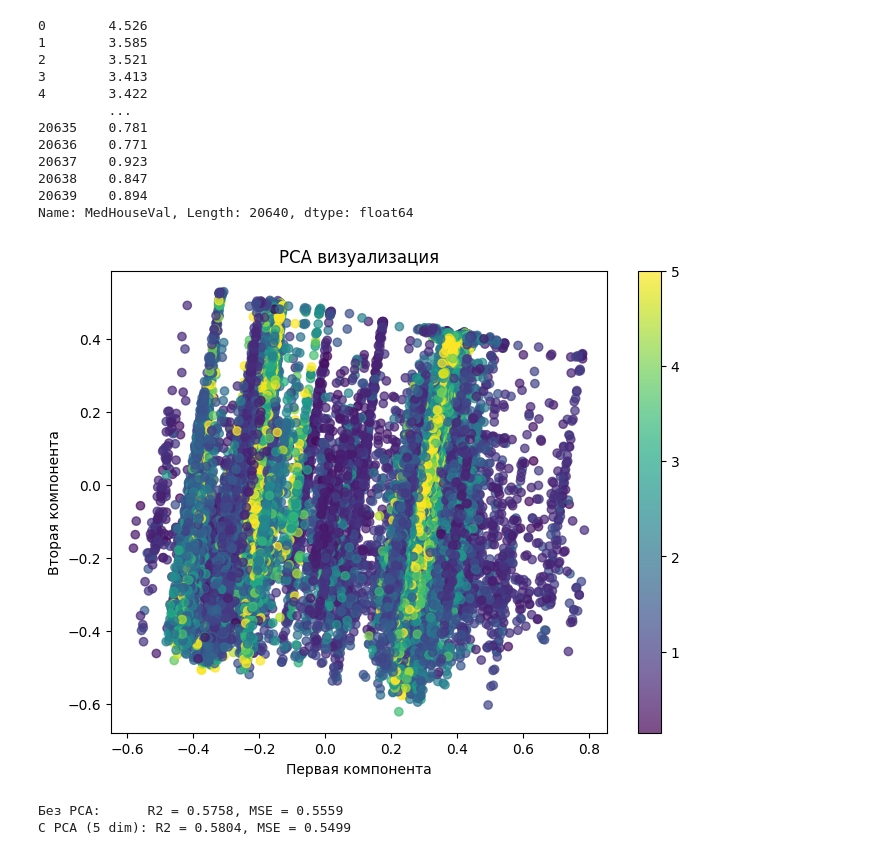
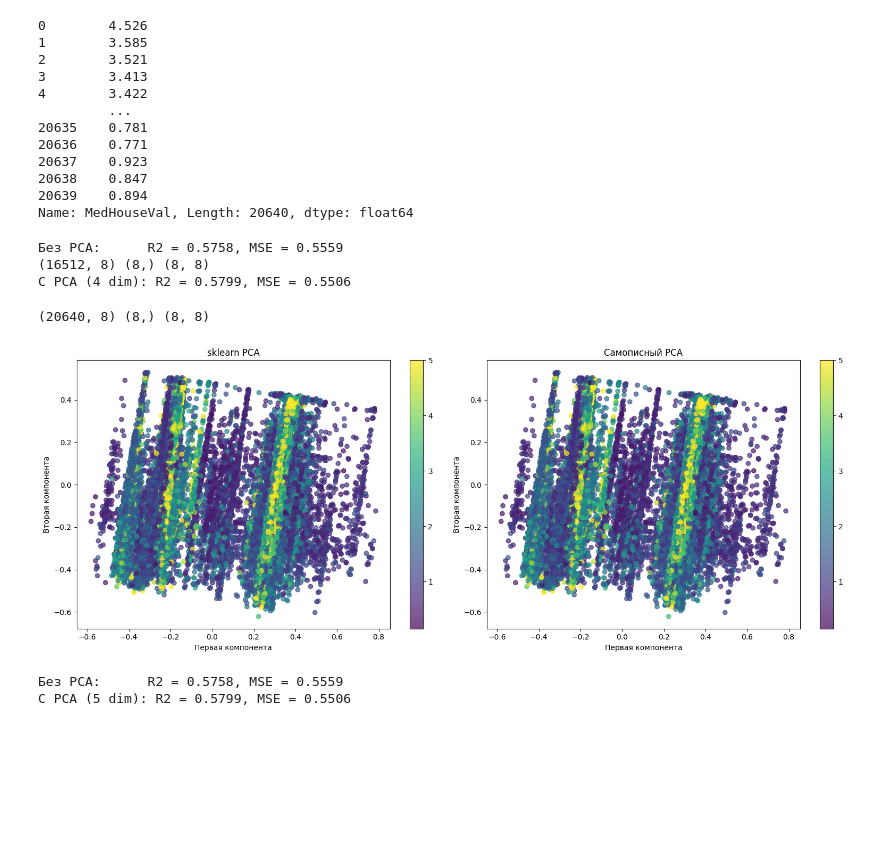
Before and after one commit to itmo-mla/fall-2025, a Jupyter notebook: students/zinatulin-av/lab4/notebook.ipynb, the cells around one changed output. Saved outputs shown, nothing was run; the diff lists cells and outputs as text; code cells hidden in the pictures; blank space fills up the shorter version.

```diff
--- a/students/zinatulin-av/lab4/notebook.ipynb
+++ b/students/zinatulin-av/lab4/notebook.ipynb
@@ -41,22 +41,61 @@ y
 20638    0.847
 20639    0.894
 Name: MedHouseVal, Length: 20640, dtype: float64
+# %%
+from sklearn.model_selection import train_test_split
+from sklearn.linear_model import LinearRegression
+from source.pca import PCA
+from sklearn.metrics import mean_squared_error
+
+X_train, X_test, y_train, y_test = train_test_split(X, y, test_size=0.2, random_state=42)
+
+reg = LinearRegression().fit(X_train, y_train)
+y_pred = reg.predict(X_test)
+print(f"Без PCA:      R2 = {reg.score(X_test, y_test):.4f}, MSE = {mean_squared_error(y_test, y_pred):.4f}")
+
+pca = PCA(n_components=4)
+X_train_pca = pca.fit_transform(X_train)
+X_test_pca = pca.transform(X_test)
+
+reg_pca = LinearRegression().fit(X_train_pca, y_train)
+y_pred_pca = reg_pca.predict(X_test_pca)
+print(f"С PCA (4 dim): R2 = {reg_pca.score(X_test_pca, y_test):.4f}, MSE = {mean_squared_error(y_test, y_pred_pca):.4f}")
+# %% [output]
+Без PCA:      R2 = 0.5758, MSE = 0.5559
+(16512, 8) (8,) (8, 8)
+С PCA (4 dim): R2 = 0.5799, MSE = 0.5506
 # %%
 from sklearn.decomposition import PCA
 import matplotlib.pyplot as plt
+from source.pca import PCA as MyPCA
 
-pca = PCA(n_components=2)
-X_pca = pca.fit_transform(X)
+pca_sklearn = PCA(n_components=2)
+X_pca_sklearn = pca_sklearn.fit_transform(X)
 
-plt.figure(figsize=(8, 6))
-plt.scatter(X_pca[:, 0], X_pca[:, 1], c=y, cmap='viridis', alpha=0.7)
+pca_my = MyPCA(n_components=2)
+X_pca_my = pca_my.fit_transform(X)
+
+plt.figure(figsize=(16, 6))
+
+plt.subplot(1, 2, 1)
+plt.scatter(X_pca_sklearn[:, 0], X_pca_sklearn[:, 1], c=y, cmap='viridis', alpha=0.7)
 plt.colorbar()
-plt.title('PCA визуализация')
+plt.title('sklearn PCA')
 plt.xlabel('Первая компонента')
 plt.ylabel('Вторая компонента')
+
+plt.subplot(1, 2, 2)
+plt.scatter(X_pca_my[:, 0], X_pca_my[:, 1], c=y, cmap='viridis', alpha=0.7)
+plt.colorbar()
+plt.title('Самописный PCA')
+plt.xlabel('Первая компонента')
+plt.ylabel('Вторая компонента')
+
+plt.tight_layout()
 plt.show()
 # %% [output]
+(20640, 8) (8,) (8, 8)
-[figure, old version]
+[figure, new version]
 # %%
 from sklearn.model_selection import train_test_split
 from sklearn.linear_model import LinearRegression
@@ -69,7 +108,7 @@ reg = LinearRegression().fit(X_train, y_train)
 y_pred = reg.predict(X_test)
 print(f"Без PCA:      R2 = {reg.score(X_test, y_test):.4f}, MSE = {mean_squared_error(y_test, y_pred):.4f}")
 
-pca = PCA(n_components=5)
+pca = PCA(n_components=4)
 X_train_pca = pca.fit_transform(X_train)
 X_test_pca = pca.transform(X_test)
 
@@ -78,4 +117,4 @@ y_pred_pca = reg_pca.predict(X_test_pca)
 print(f"С PCA (5 dim): R2 = {reg_pca.score(X_test_pca, y_test):.4f}, MSE = {mean_squared_error(y_test, y_pred_pca):.4f}")
 # %% [output]
 Без PCA:      R2 = 0.5758, MSE = 0.5559
-С PCA (5 dim): R2 = 0.5804, MSE = 0.5499
+С PCA (5 dim): R2 = 0.5799, MSE = 0.5506
```
Also changed, not shown: parts of 1 cell of this notebook, 5 other files.
